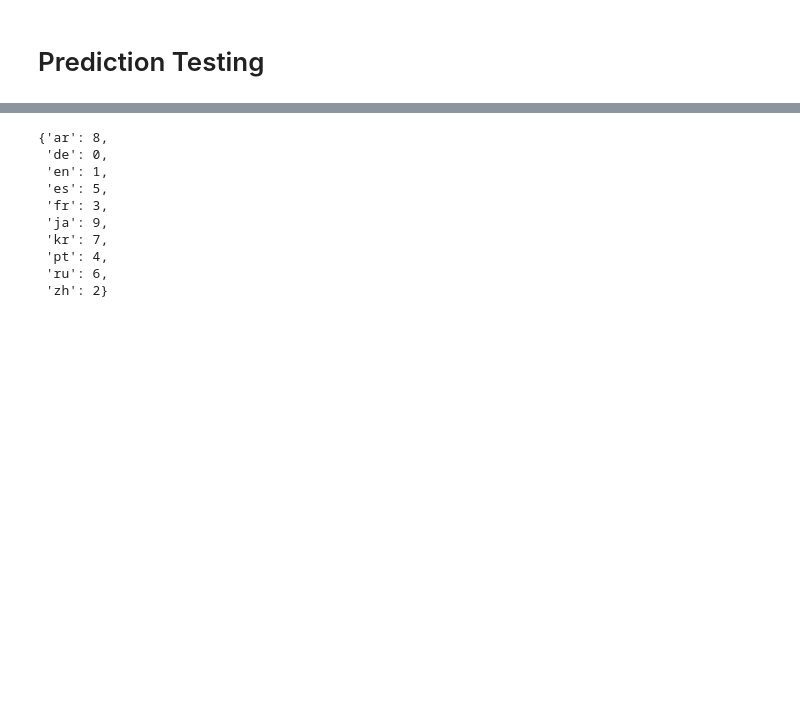
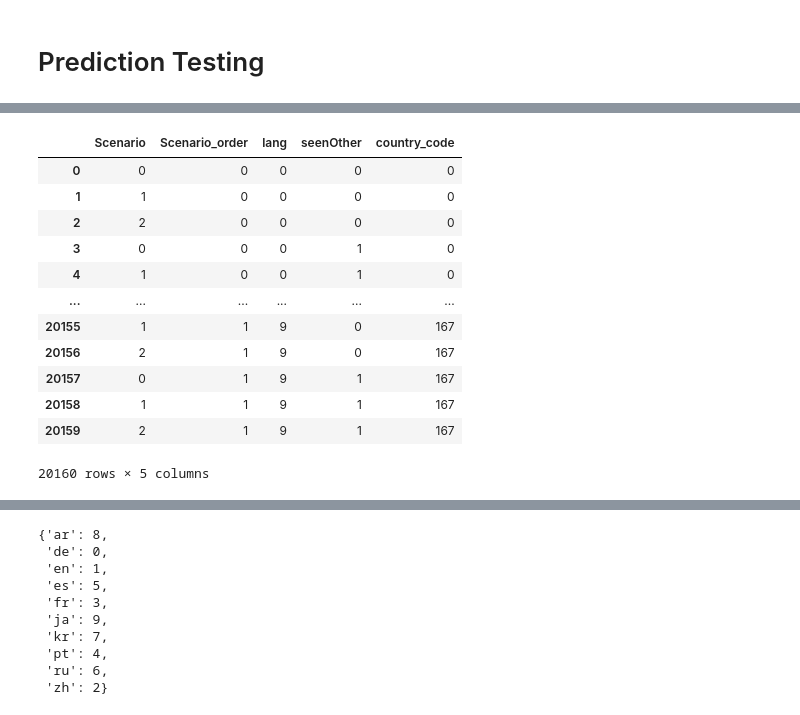
Before and after one commit to t0brig01/CSE696FinalProject, a Jupyter notebook: MoralNeuralNet.ipynb, the cells around one changed output, grey strips where cells are left out. Cells and saved outputs as stored; diff of their text form; code cells hidden in the pictures; blank space fills up the shorter version.

```diff
--- a/MoralNeuralNet.ipynb
+++ b/MoralNeuralNet.ipynb
@@ -275,0 +288,24 @@ array([[1],
+# %%
+# List of all possibilities
+x_list = pd.DataFrame(pd.DataFrame(columns=['Scenario','Scenario_order','lang','seenOther','country_code']))
+for c in range(len(country)):
+  for l in range(len(lang)):
+      for so in range(2):
+        for seen_o in range(2):
+          for sen in range(3):
+            x_list = x_list.append({'Scenario': sen,'Scenario_order' : so,'lang': l, 'seenOther': seen_o,'country_code': c}, ignore_index=True)
+x_list
+# %% [output]
+|  | Scenario | Scenario_order | lang | seenOther | country_code |
+| 0 | 0 | 0 | 0 | 0 | 0 |
+| 1 | 1 | 0 | 0 | 0 | 0 |
+| 2 | 2 | 0 | 0 | 0 | 0 |
+| 3 | 0 | 0 | 0 | 1 | 0 |
+| 4 | 1 | 0 | 0 | 1 | 0 |
+| ... | ... | ... | ... | ... | ... |
+| 20155 | 1 | 1 | 9 | 0 | 167 |
+| 20156 | 2 | 1 | 9 | 0 | 167 |
+| 20157 | 0 | 1 | 9 | 1 | 167 |
+| 20158 | 1 | 1 | 9 | 1 | 167 |
+| 20159 | 2 | 1 | 9 | 1 | 167 |
+20160 rows × 5 columns
```
Also changed, not shown: parts of 14 cells of this notebook.
